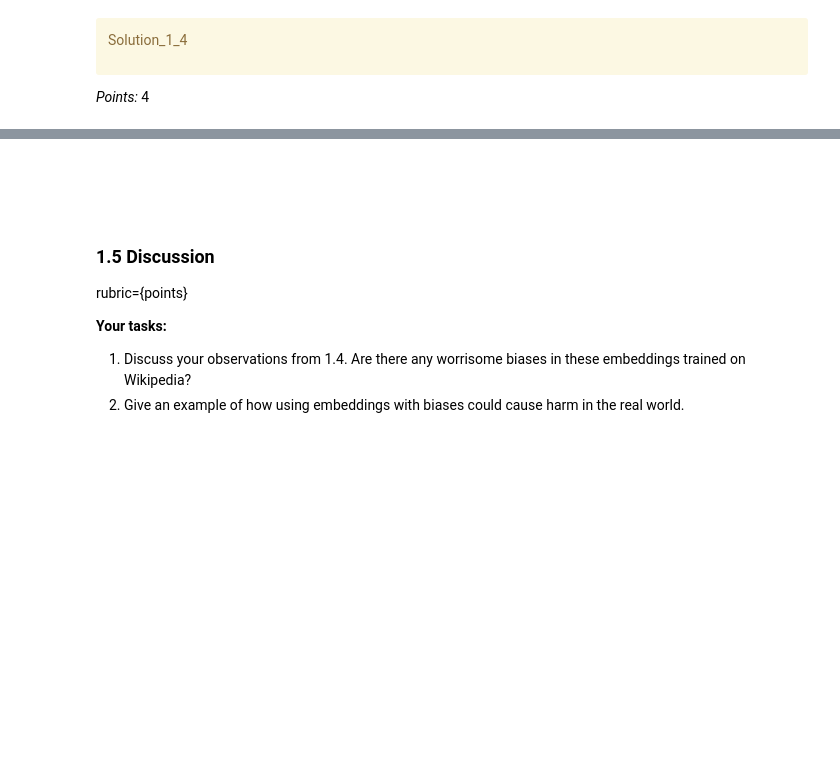
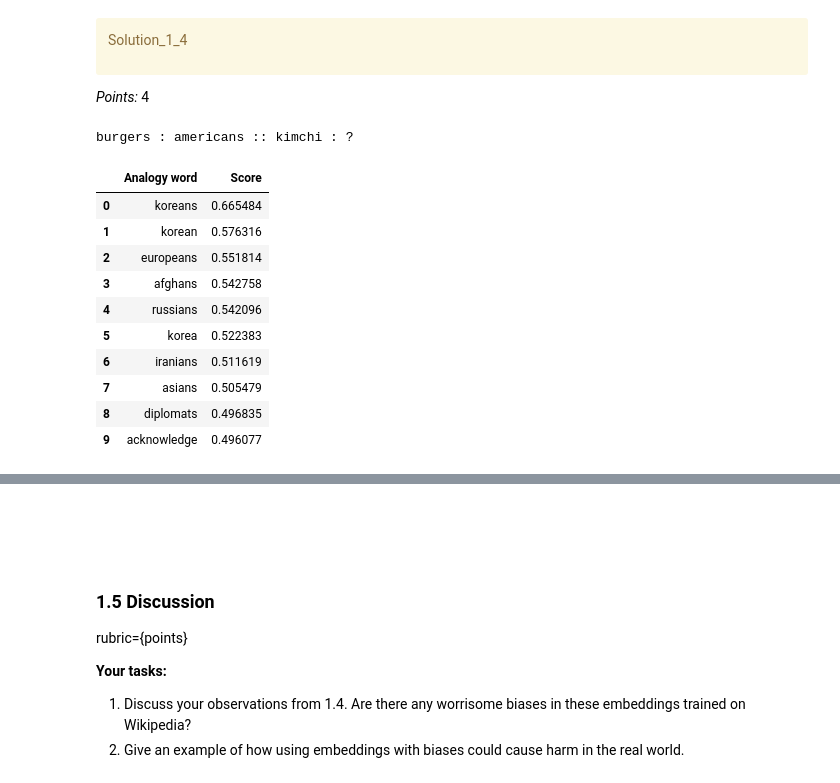
Before and after one commit to moraesand/hw7_330, a Jupyter notebook: hw7.ipynb, the cells around one changed output, grey strips where cells are left out. Saved outputs shown, nothing was run; the diff lists cells and outputs as text; code cells hidden in the pictures; blank space fills up the shorter version.

```diff
--- a/hw7.ipynb
+++ b/hw7.ipynb
@@ -334,5 +367,18 @@ Solution_1_4
 
 _Points:_ 4
 # %%
-...
+analogy("burgers", "americans", "kimchi")
+# %% [output]
+burgers : americans :: kimchi : ?
+|  | Analogy word | Score |
+| 0 | koreans | 0.665484 |
+| 1 | korean | 0.576316 |
+| 2 | europeans | 0.551814 |
+| 3 | afghans | 0.542758 |
+| 4 | russians | 0.542096 |
+| 5 | korea | 0.522383 |
+| 6 | iranians | 0.511619 |
+| 7 | asians | 0.505479 |
+| 8 | diplomats | 0.496835 |
+| 9 | acknowledge | 0.496077 |
 # %%
```
Also changed, not shown: parts of 10 cells of this notebook.
